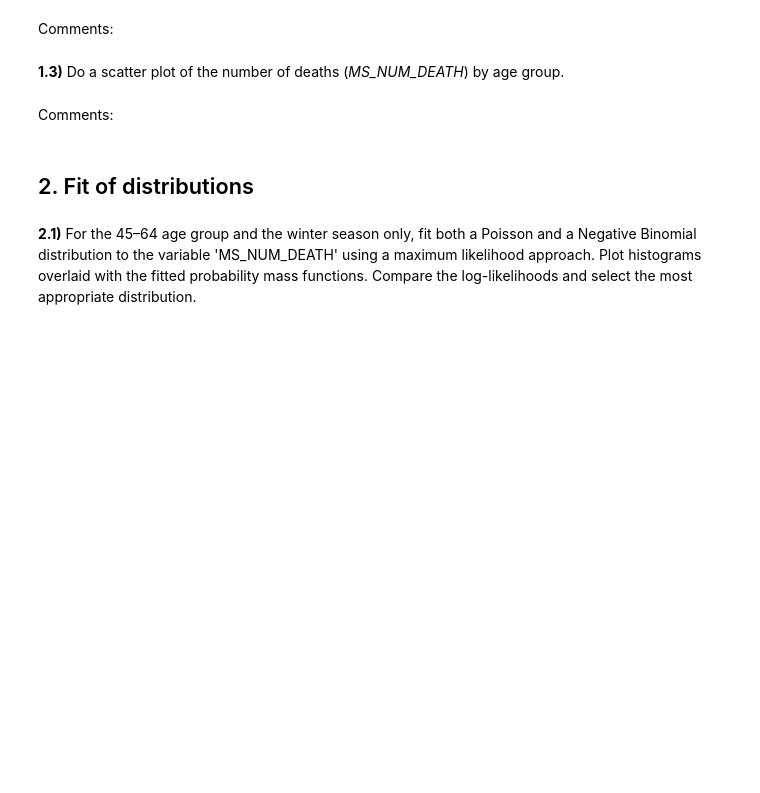
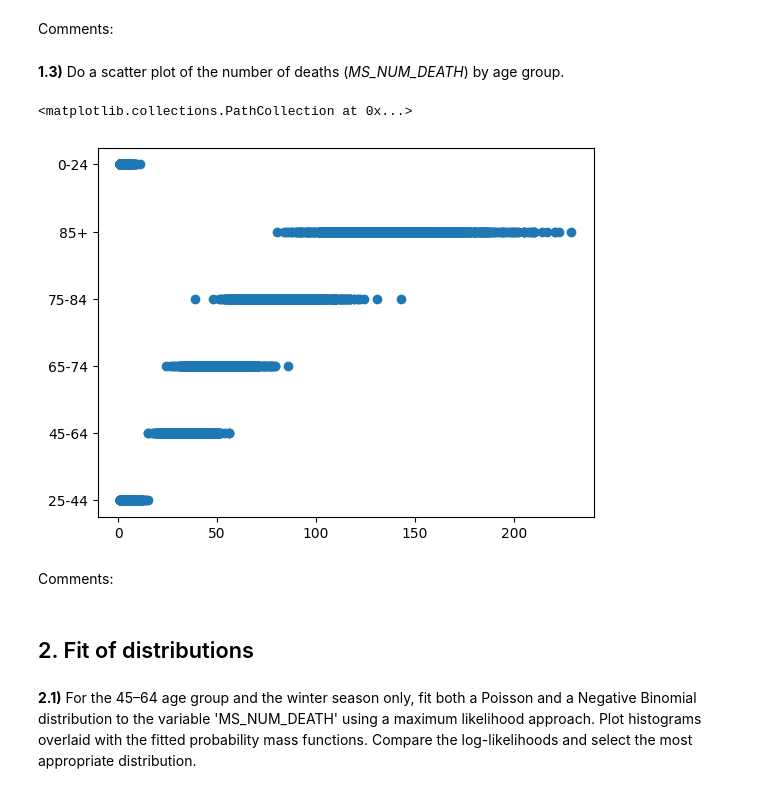
Before and after one commit to IvanGregoire/Hackathon_1, a Jupyter notebook: Hackathon_26_27.ipynb, the cells around one changed output. Drawn from its saved outputs; the diff is of its cells as text; code cells hidden in the pictures; blank space fills up the shorter version.

```diff
--- a/Hackathon_26_27.ipynb
+++ b/Hackathon_26_27.ipynb
@@ -67,6 +70,10 @@ Comments:
 **1.3)** Do a scatter plot of the number of deaths (*MS_NUM_DEATH*) by age group.
 # %%
 # Code here
+plt.scatter(MS_NUM_DEATH, CD_AGEGROUP)
+# %% [output]
+<matplotlib.collections.PathCollection at 0x...>
+[figure, added]
 # %% [markdown]
 Comments:
 # %% [markdown]
```
Also changed, not shown: parts of 2 cells of this notebook.
